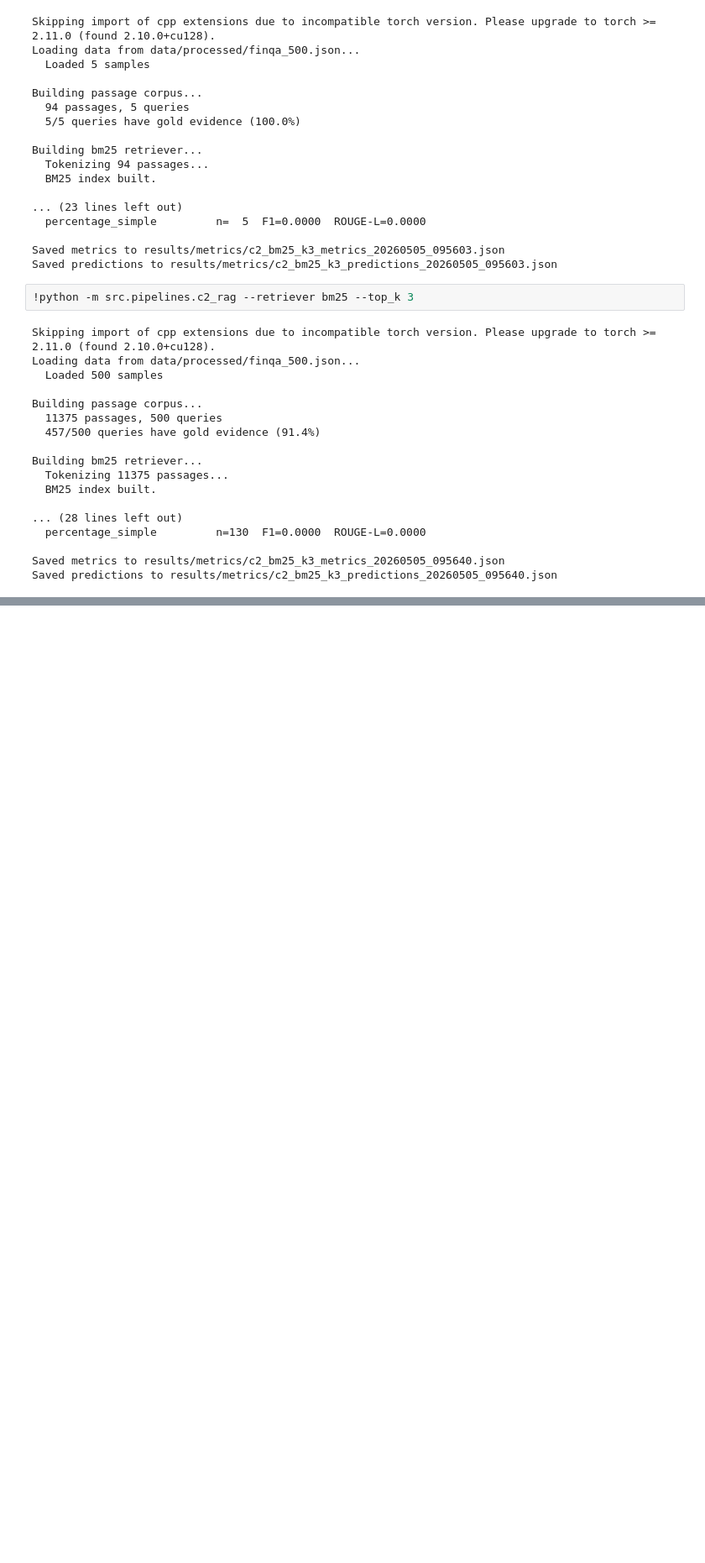
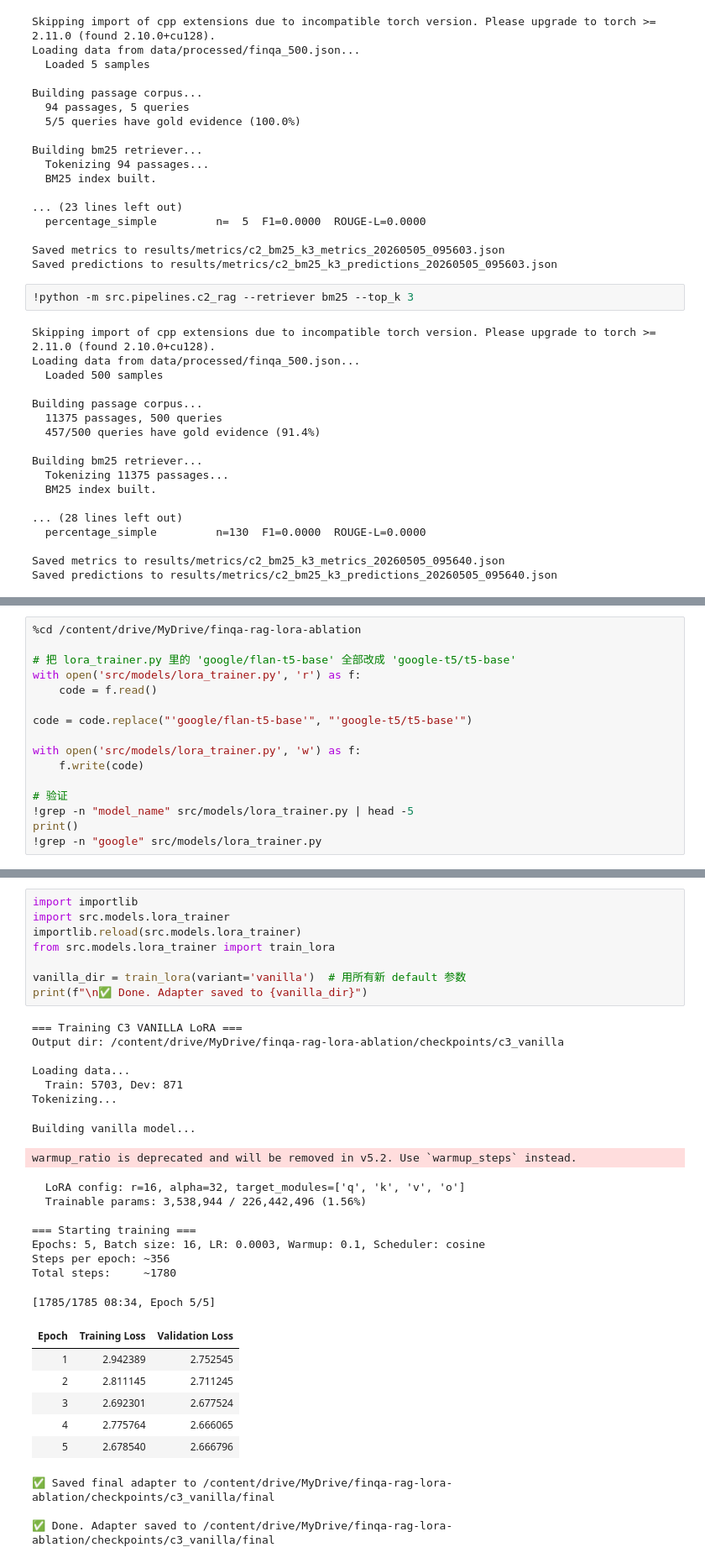
Before and after one commit to zx2536-gif/finqa-rag-lora-ablation, a Jupyter notebook: notebooks/01_data_exploration.ipynb, the cells around one changed output, grey strips where cells are left out. Shown at 84% size. Drawn from its saved outputs; the diff is of its cells as text; blank space fills up the shorter version.

Commit message:
Add C3 LoRA/QLoRA pipeline, methodology change to t5-base, supplementary format/numeric metrics, and report logbook

```diff
--- a/notebooks/01_data_exploration.ipynb
+++ b/notebooks/01_data_exploration.ipynb
@@ -2559,0 +3196,16 @@ print(f"\n✅ Quick test done. Adapter saved to {quick_dir}")
+# %%
+%cd /content/drive/MyDrive/finqa-rag-lora-ablation
+
+# 把 lora_trainer.py 里的 'google/flan-t5-base' 全部改成 'google-t5/t5-base'
+with open('src/models/lora_trainer.py', 'r') as f:
+    code = f.read()
+
+code = code.replace("'google/flan-t5-base'", "'google-t5/t5-base'")
+
+with open('src/models/lora_trainer.py', 'w') as f:
+    f.write(code)
+
+# 验证
+!grep -n "model_name" src/models/lora_trainer.py | head -5
+print()
+!grep -n "google" src/models/lora_trainer.py
@@ -2559,0 +3288,34 @@ print(f"\n✅ Quick test done. Adapter saved to {quick_dir}")
+# %%
+import importlib
+import src.models.lora_trainer
+importlib.reload(src.models.lora_trainer)
+from src.models.lora_trainer import train_lora
+
+vanilla_dir = train_lora(variant='vanilla')  # 用所有新 default 参数
+print(f"\n✅ Done. Adapter saved to {vanilla_dir}")
+# %% [output]
+=== Training C3 VANILLA LoRA ===
+Output dir: /content/drive/MyDrive/finqa-rag-lora-ablation/checkpoints/c3_vanilla
+
+Loading data...
+  Train: 5703, Dev: 871
+Tokenizing...
+Building vanilla model...
+warmup_ratio is deprecated and will be removed in v5.2. Use `warmup_steps` instead.
+  LoRA config: r=16, alpha=32, target_modules=['q', 'k', 'v', 'o']
+  Trainable params: 3,538,944 / 226,442,496 (1.56%)
+
+=== Starting training ===
+Epochs: 5, Batch size: 16, LR: 0.0003, Warmup: 0.1, Scheduler: cosine
+Steps per epoch: ~356
+Total steps:     ~1780
+[1785/1785 08:34, Epoch 5/5]
+| Epoch | Training Loss | Validation Loss |
+| 1 | 2.942389 | 2.752545 |
+| 2 | 2.811145 | 2.711245 |
+| 3 | 2.692301 | 2.677524 |
+| 4 | 2.775764 | 2.666065 |
+| 5 | 2.678540 | 2.666796 |
+✅ Saved final adapter to /content/drive/MyDrive/finqa-rag-lora-ablation/checkpoints/c3_vanilla/final
+
+✅ Done. Adapter saved to /content/drive/MyDrive/finqa-rag-lora-ablation/checkpoints/c3_vanilla/final
```
Also changed, not shown: parts of 36 cells of this notebook, 14 other files.
